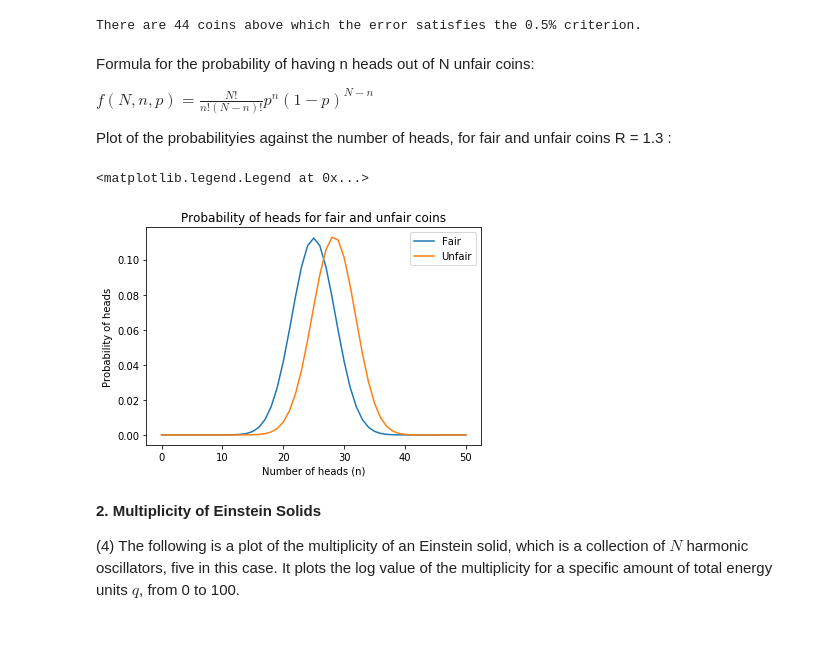
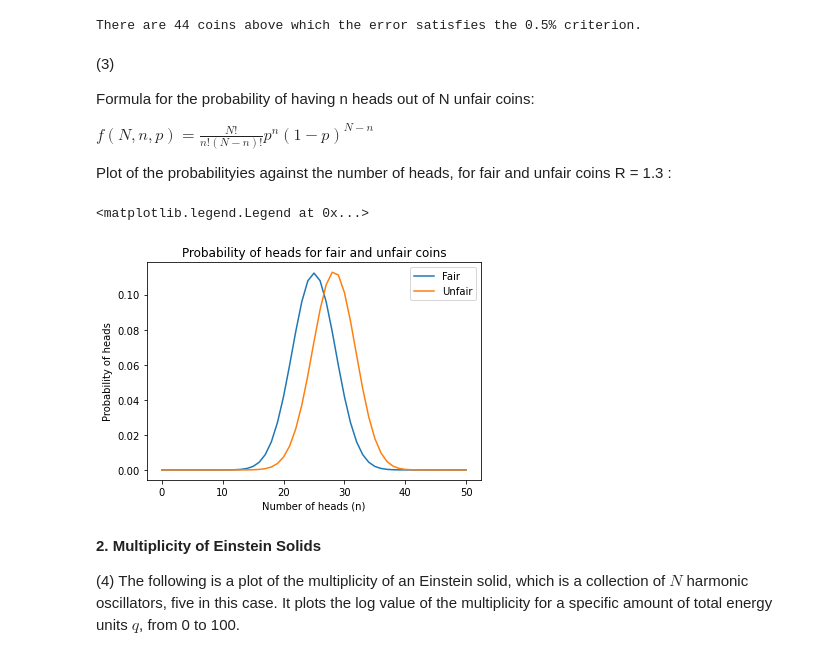
Before and after one commit to tmtenbrink/statfys, a Jupyter notebook: sf1.ipynb, the cells around one changed output. Cells and saved outputs as stored; diff of their text form; code cells hidden in the pictures.

```diff
--- a/sf1.ipynb
+++ b/sf1.ipynb
@@ -60,6 +65,8 @@ print("There are "+str(answer1_2b)+" coins above which the error satisfies the 0
 # %% [output]
 There are 44 coins above which the error satisfies the 0.5% criterion.
 # %% [markdown]
+(3)
+
 Formula for the probability of having n heads out of N unfair coins:
 
 $f(N, n, p) = \frac{N!}{n!(N-n)!}p^n(1-p)^{N-n}$
@@ -69,35 +76,35 @@ Plot of the probabilityies against the number of heads, for fair and unfair coin
 def multiplicity_with_probability(n_start,n_end,N):
     N_array = np.ones(N+1)*N
     n_array = np.linspace(n_start,n_end,N+1)
     multiplicity = factorial(N_array)/(factorial(n_array)*factorial(N_array-n_array))
     return multiplicity
 
 def probability(N, n, p):
-    bin_coef = factorial(N)/(factorial(n)*factorial(N-n))
+    bin_coef = multiplicity_with_probability(0, 50, 50)
     probability = bin_coef*(p**n)*(1-p)**(N-n)
     return probability
 
 p_fair = 0.5
 p_unfair = 1.3/2.3     # Probability for obtaining heads is 1.3 times the probability for obtaining tails
 N = 50
 n = np.linspace(0,50,N+1)
 
 fair = probability(N, n, p_fair)
 unfair = probability(N, n, p_unfair)
 #multiplicity = multiplicity_with_probability(0,50,N)
 
 fig, ax = plt.subplots()
 ax.plot(n, fair, label = 'Fair')
 ax.plot(n, unfair, label = 'Unfair')
 #ax.plot(n, multiplicity/np.max(multiplicity), label = 'Multiplicity')
 #plt.axvline(25, 0, 1.2, ls = ':', alpha = 0.9)
 plt.xlabel('Number of heads (n)')
 plt.ylabel('Probability of heads')
 plt.title('Probability of heads for fair and unfair coins')
 plt.legend()
 # %% [output]
 <matplotlib.legend.Legend at 0x...>
-[figure, old version]
+[figure, new version]
 # %% [markdown]
 **2. Multiplicity of Einstein Solids**
 
```
Also changed, not shown: parts of 8 cells of this notebook.
